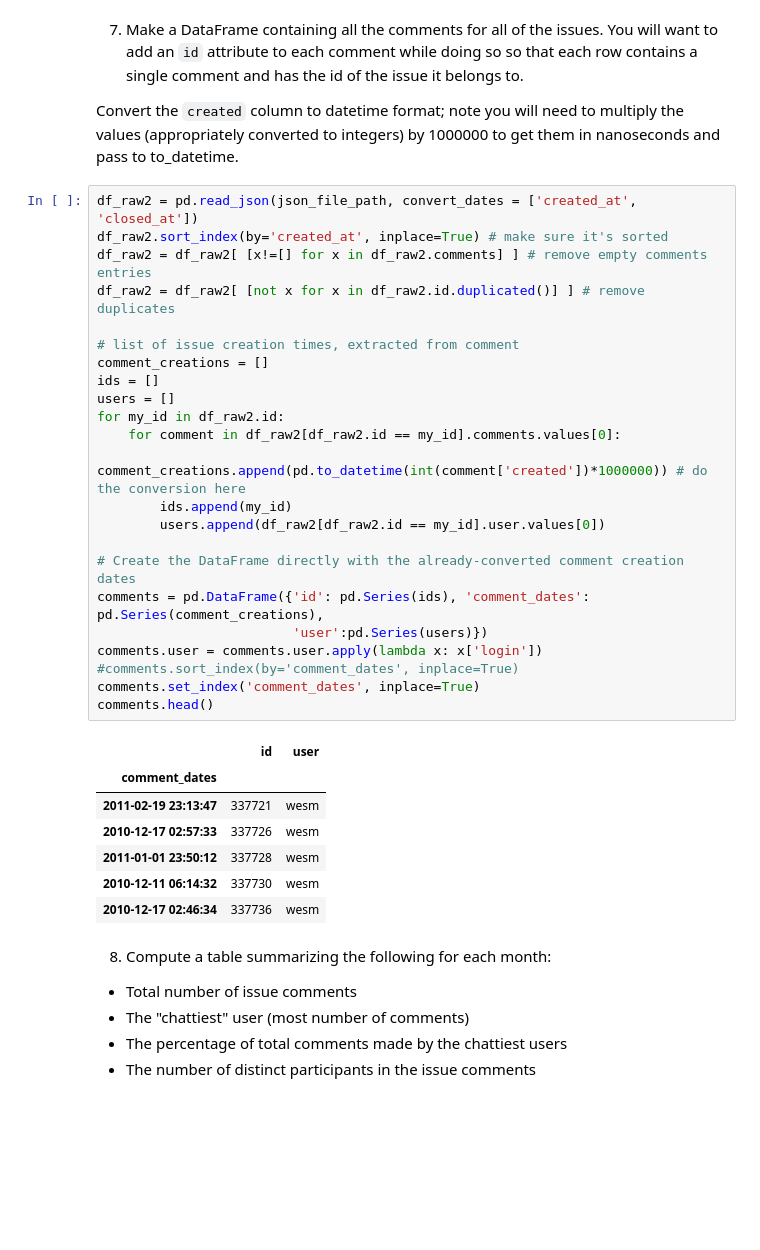
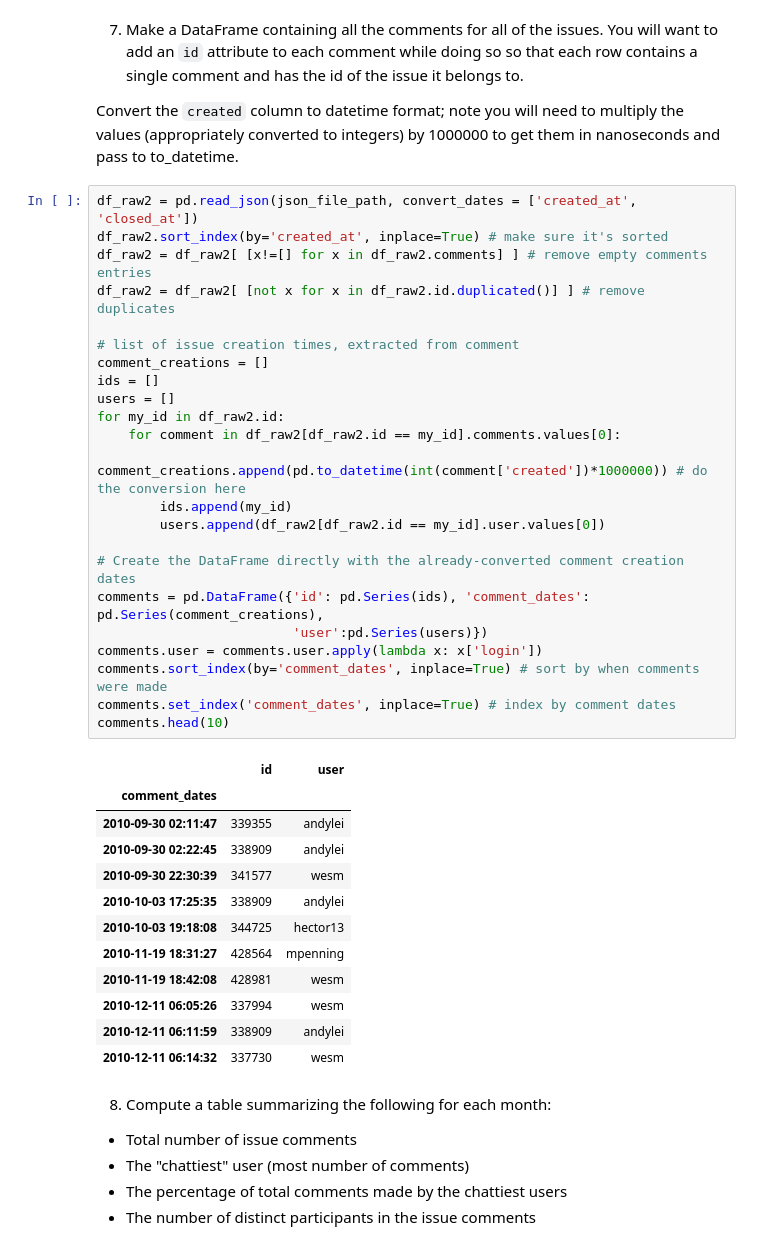
Before and after one commit to Phononic/Sean_Lubner_250HWs, a Jupyter notebook: hw7/hw7.ipynb, the cells around one changed output. Drawn from its saved outputs; the diff is of its cells as text; blank space fills up the shorter version.

```diff
--- a/hw7/hw7.ipynb
+++ b/hw7/hw7.ipynb
@@ -100,34 +103,39 @@ nanoseconds and pass to to_datetime.
 # %%
 df_raw2 = pd.read_json(json_file_path, convert_dates = ['created_at', 'closed_at'])
 df_raw2.sort_index(by='created_at', inplace=True) # make sure it's sorted
 df_raw2 = df_raw2[ [x!=[] for x in df_raw2.comments] ] # remove empty comments entries
 df_raw2 = df_raw2[ [not x for x in df_raw2.id.duplicated()] ] # remove duplicates
 
 # list of issue creation times, extracted from comment
 comment_creations = []
 ids = []
 users = []
 for my_id in df_raw2.id:
     for comment in df_raw2[df_raw2.id == my_id].comments.values[0]:
         comment_creations.append(pd.to_datetime(int(comment['created'])*1000000)) # do the conversion here
         ids.append(my_id)
         users.append(df_raw2[df_raw2.id == my_id].user.values[0])
 
 # Create the DataFrame directly with the already-converted comment creation dates
 comments = pd.DataFrame({'id': pd.Series(ids), 'comment_dates': pd.Series(comment_creations),
                          'user':pd.Series(users)})
 comments.user = comments.user.apply(lambda x: x['login'])
-#comments.sort_index(by='comment_dates', inplace=True)
-comments.set_index('comment_dates', inplace=True)
-comments.head()
+comments.sort_index(by='comment_dates', inplace=True) # sort by when comments were made
+comments.set_index('comment_dates', inplace=True) # index by comment dates
+comments.head(10)
 # %% [output]
 |  | id | user |
 | comment_dates |  |  |
-| 2011-02-19 23:13:47 | 337721 | wesm |
-| 2010-12-17 02:57:33 | 337726 | wesm |
-| 2011-01-01 23:50:12 | 337728 | wesm |
+| 2010-09-30 02:11:47 | 339355 | andylei |
+| 2010-09-30 02:22:45 | 338909 | andylei |
+| 2010-09-30 22:30:39 | 341577 | wesm |
+| 2010-10-03 17:25:35 | 338909 | andylei |
+| 2010-10-03 19:18:08 | 344725 | hector13 |
+| 2010-11-19 18:31:27 | 428564 | mpenning |
+| 2010-11-19 18:42:08 | 428981 | wesm |
+| 2010-12-11 06:05:26 | 337994 | wesm |
+| 2010-12-11 06:11:59 | 338909 | andylei |
 | 2010-12-11 06:14:32 | 337730 | wesm |
-| 2010-12-17 02:46:34 | 337736 | wesm |
 # %% [markdown]
 8) Compute a table summarizing the following for each month:
 
```
Also changed, not shown: parts of 13 cells of this notebook.
